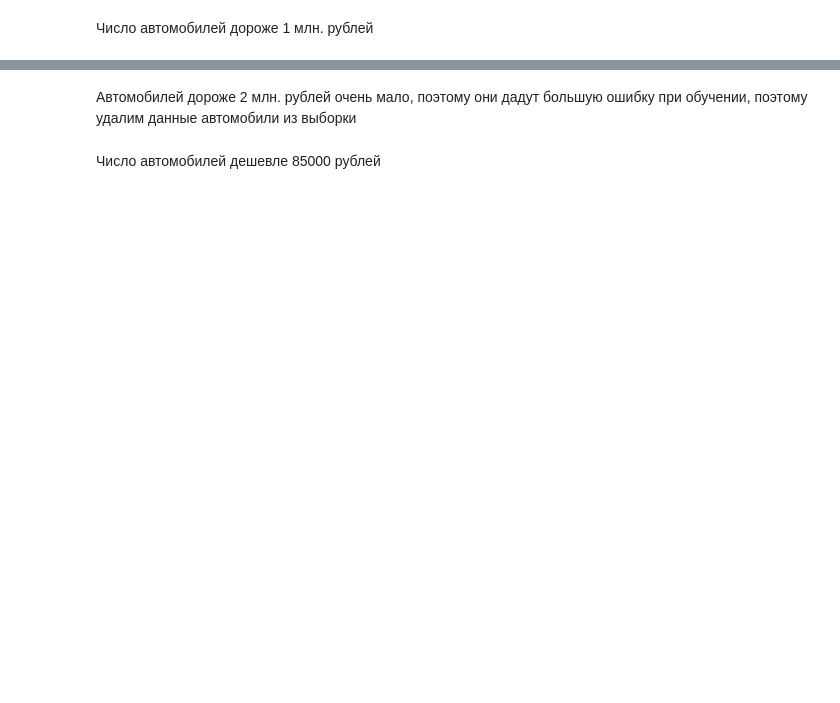
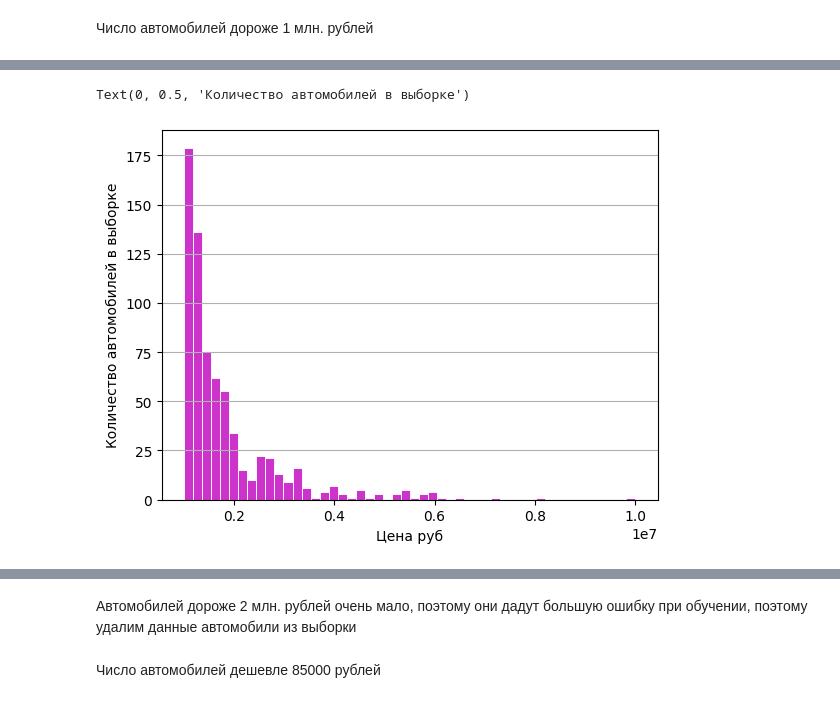
Before and after one commit to LlirikOknessu/tpu-8e21-ai-basis, a Jupyter notebook: Racheev/EDA_Racheev_1.01.ipynb, the cells around one changed output, grey strips where cells are left out. Drawn from its saved outputs; the diff is of its cells as text; code cells hidden in the pictures; blank space fills up the shorter version.

```diff
--- a/Racheev/EDA_Racheev_1.01.ipynb
+++ b/Racheev/EDA_Racheev_1.01.ipynb
@@ -813,9 +844,12 @@ car_table[car_table['selling_price'] > 1000000]['name'].count()
 # %%
 fig, ax = plt.subplots()
 sns.histplot(data = car_table[car_table['selling_price'] > 1000000], x = 'selling_price', bins = 50,
              color = 'm', edgecolor = 'white' , alpha = 0.8, log_scale=False)
 plt.grid(axis = 'y')
-plt.xlabel('Цена руб в логарифмическом масштабе')
+plt.xlabel('Цена руб')
 plt.ylabel('Количество автомобилей в выборке')
+# %% [output]
+Text(0, 0.5, 'Количество автомобилей в выборке')
+[figure, added]
 # %%
 car_table[car_table['selling_price'] > 2000000]['name'].count()
```
Also changed, not shown: parts of 151 cells of this notebook, 13 other files.
